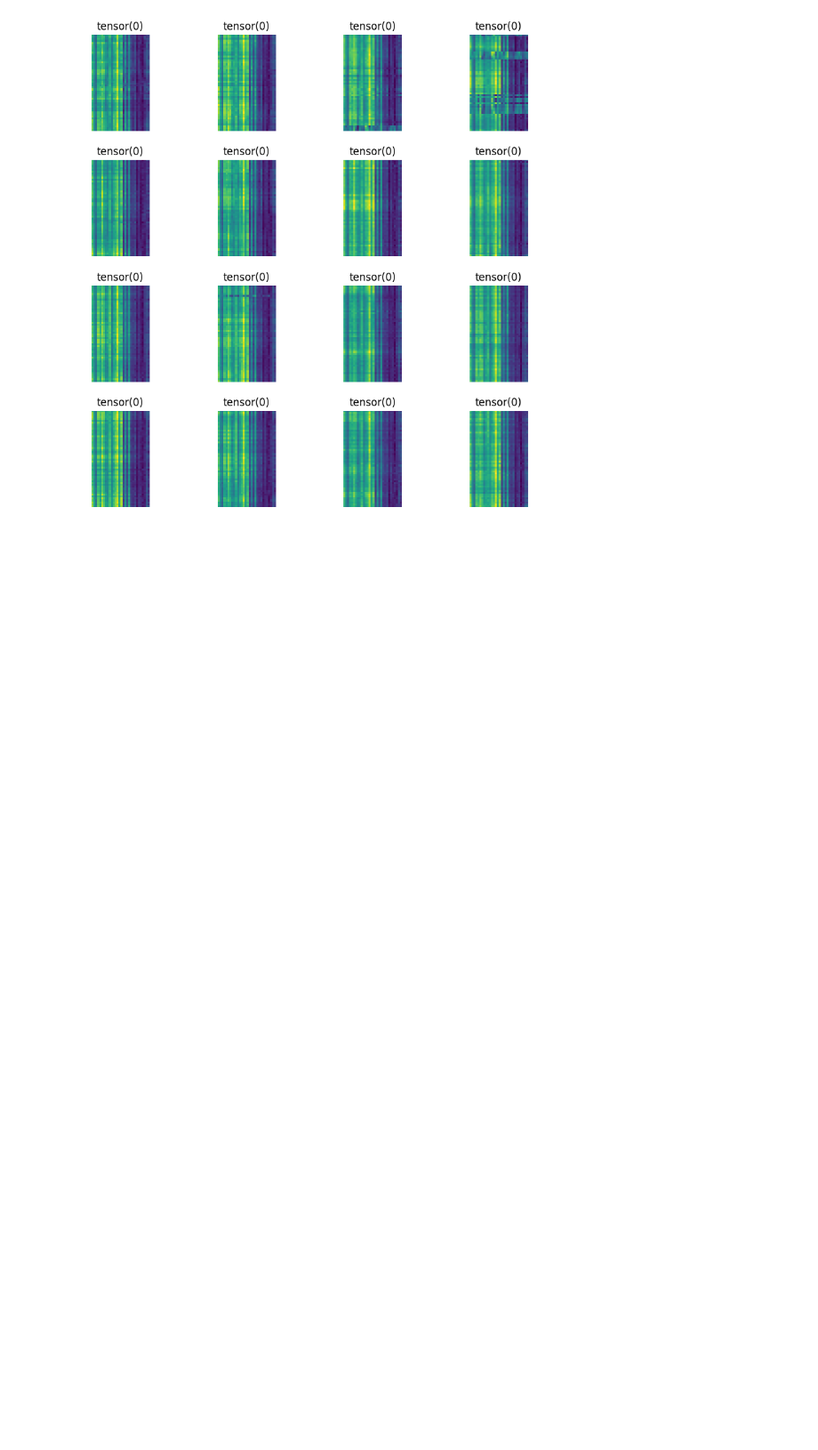
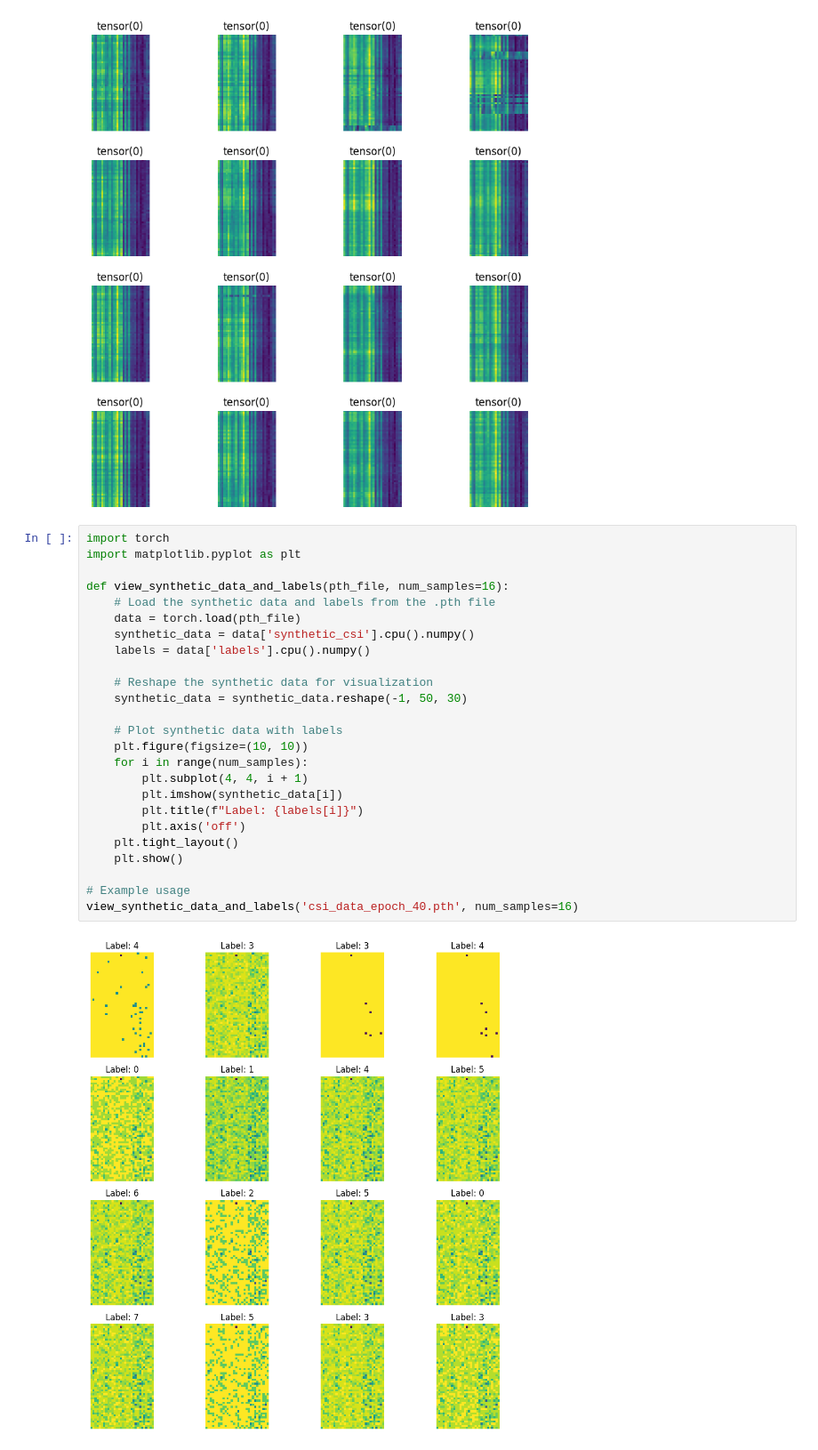
Before and after one commit to devansheek/CSI-GAN-Data-Augmentation, a Jupyter notebook: data.ipynb, the cells around one changed output. Shown: that part at 89% size. Drawn from its saved outputs; the diff is of its cells as text; blank space fills up the shorter version.

```diff
--- a/data.ipynb
+++ b/data.ipynb
@@ -95,3 +95,30 @@ def plot_data_subset(data, num_samples=16):
 plot_data_subset(data, num_samples=16)
 # %% [output]
 [figure]
+# %%
+import torch
+import matplotlib.pyplot as plt
+
+def view_synthetic_data_and_labels(pth_file, num_samples=16):
+    # Load the synthetic data and labels from the .pth file
+    data = torch.load(pth_file)
+    synthetic_data = data['synthetic_csi'].cpu().numpy()
+    labels = data['labels'].cpu().numpy()
+
+    # Reshape the synthetic data for visualization
+    synthetic_data = synthetic_data.reshape(-1, 50, 30)
+
+    # Plot synthetic data with labels
+    plt.figure(figsize=(10, 10))
+    for i in range(num_samples):
+        plt.subplot(4, 4, i + 1)
+        plt.imshow(synthetic_data[i])
+        plt.title(f"Label: {labels[i]}")
+        plt.axis('off')
+    plt.tight_layout()
+    plt.show()
+
+# Example usage
+view_synthetic_data_and_labels('csi_data_epoch_40.pth', num_samples=16)
+# %% [output]
+[figure, added]
```
Also changed, not shown: 3 other files.
